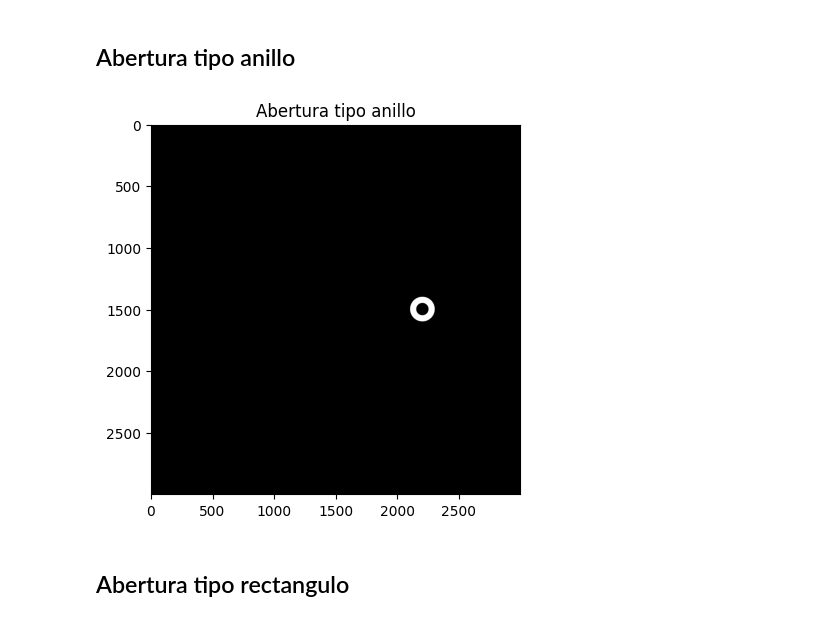
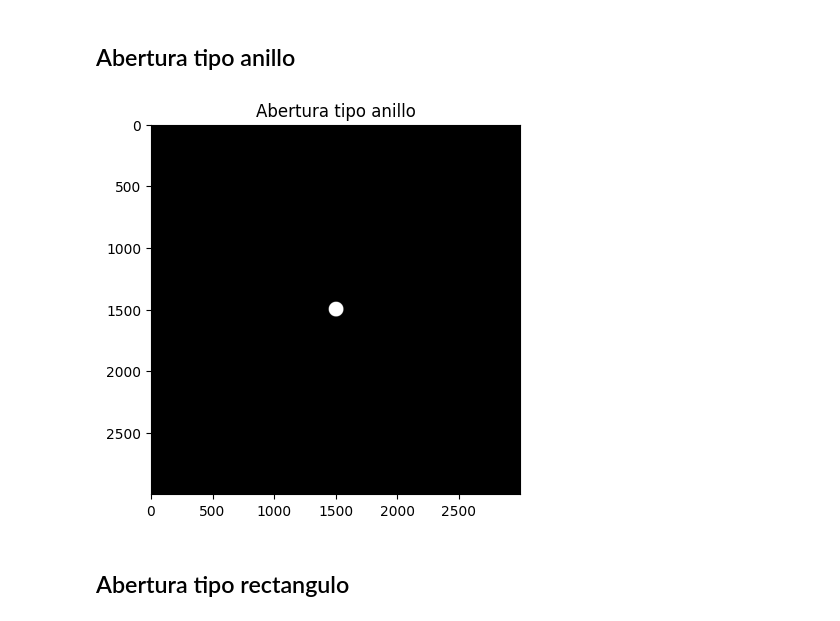
Before and after one commit to Felipe0Parra/IO, a Jupyter notebook: Paulina.ipynb, the cells around one changed output. Saved outputs shown, nothing was run; the diff lists cells and outputs as text; code cells hidden in the pictures.

```diff
--- a/Paulina.ipynb
+++ b/Paulina.ipynb
@@ -102,18 +102,18 @@ Se puede ademas mostrar que el campo total se forma a partir de la suma de los c
 # %%
 anillo = np.zeros((3000, 3000))
 
-R_1 = 50 # Radio menor en pixeles
-R_2 = 100 # Radio mayor en pixeles
-centro = (2200, 1500)  # Zona en pixeles desde la esquina sup/izq e inf/izq en la que se centran los circulos.
+R_1 = 0 # Radio menor en pixeles
+R_2 = 60 # Radio mayor en pixeles
+centro = (1500, 1500)  # Zona en pixeles desde la esquina sup/izq e inf/izq en la que se centran los circulos.
 
 cv2.circle(anillo, centro, R_2, 1, -1)
 cv2.circle(anillo, centro, R_1, 0, -1)
 
 plt.imshow(anillo, cmap = 'gray')
 plt.title('Abertura tipo anillo')
 plt.show()
 # %% [output]
-[figure, old version]
+[figure, new version]
 # %% [markdown]
 ## Abertura tipo rectangulo
 # %% [markdown]
```
Also changed, not shown: parts of 9 cells of this notebook.
